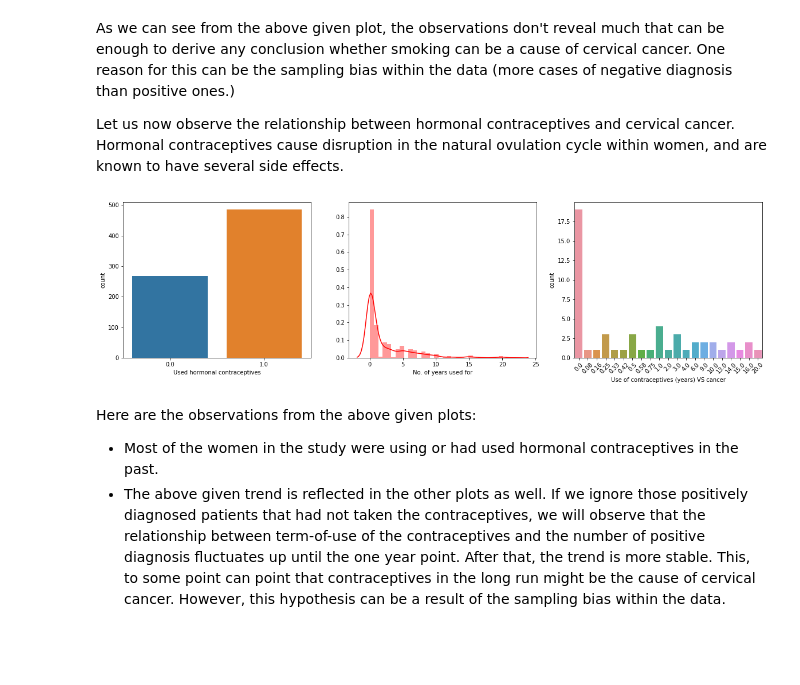
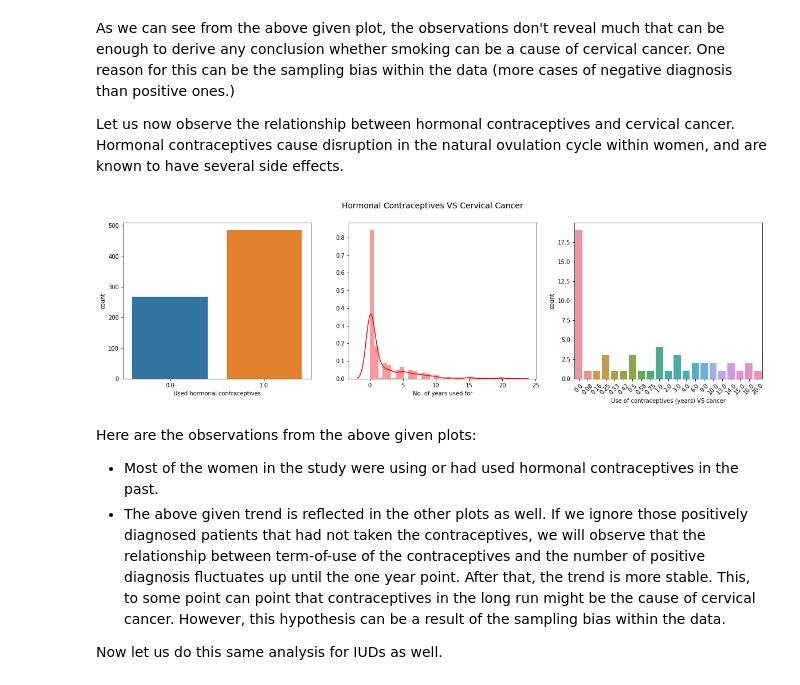
Before and after one commit to GDGCVITBHOPAL/Machine-Learning-Projects, a Jupyter notebook: Cervical-Cancer-Risk/cervicalCancer-ML.ipynb, the cells around one changed output. Drawn from its saved outputs; the diff is of its cells as text; code cells hidden in the pictures; blank space fills up the shorter version.

```diff
--- a/Cervical-Cancer-Risk/cervicalCancer-ML.ipynb
+++ b/Cervical-Cancer-Risk/cervicalCancer-ML.ipynb
@@ -225,20 +225,24 @@ As we can see from the above given plot, the observations don't reveal much that
 Let us now observe the relationship between hormonal contraceptives and cervical cancer. Hormonal contraceptives cause disruption in the natural ovulation cycle within women, and are known to have several side effects.
 # %%
 fig, ax = plt.subplots(1, 3, figsize=(20, 5))
+fig.suptitle('Hormonal Contraceptives VS Cervical Cancer', fontsize=14)
 # plot 1
 sns.countplot(data_cleaned['Hormonal Contraceptives'], ax=ax[0])
 ax[0].set_xlabel('Used hormonal contraceptives')
 # plot 2
 sns.distplot(data_cleaned['Hormonal Contraceptives (years)'], color='red', ax=ax[1])
 ax[1].set_xlabel('No. of years used for')
 # plot 3
 sns.countplot(data_cleaned['Hormonal Contraceptives (years)'][data_cleaned['Biopsy']==1])
 ax[2].set_xlabel('Use of contraceptives (years) VS cancer')
 ax[2].set_xticklabels(ax[2].get_xticklabels(), rotation=45)
 fig.show()
 # %% [output]
-[figure, old version]
+[figure, new version]
 # %% [markdown]
 Here are the observations from the above given plots:
 * Most of the women in the study were using or had used hormonal contraceptives in the past.
 * The above given trend is reflected in the other plots as well. If we ignore those positively diagnosed patients that had not taken the contraceptives, we will observe that the relationship between term-of-use of the contraceptives and the number of positive diagnosis fluctuates up until the one year point. After that, the trend is more stable. This, to some point can point that contraceptives in the long run might be the cause of cervical cancer. However, this hypothesis can be a result of the sampling bias within the data.
+
+
+Now let us do this same analysis for IUDs as well.
```
Also changed, not shown: parts of 3 cells of this notebook.
